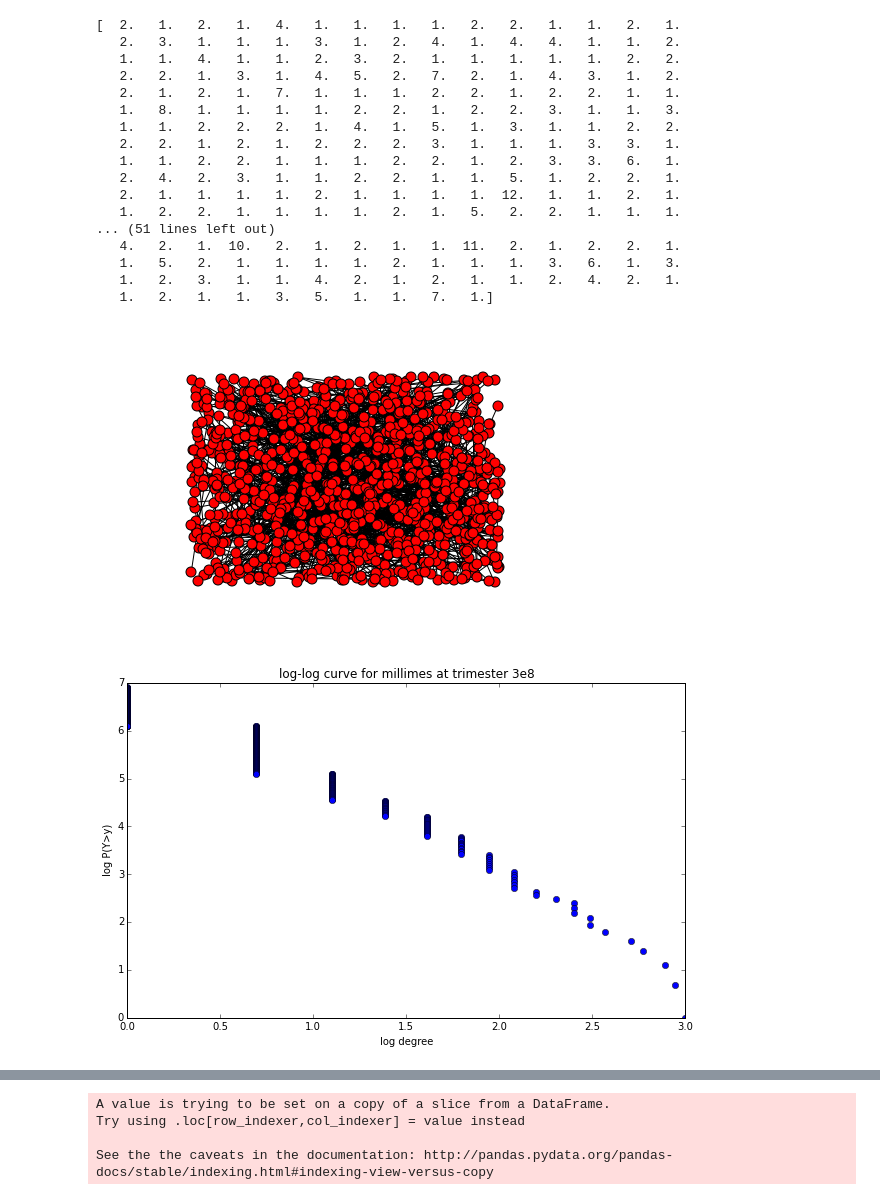
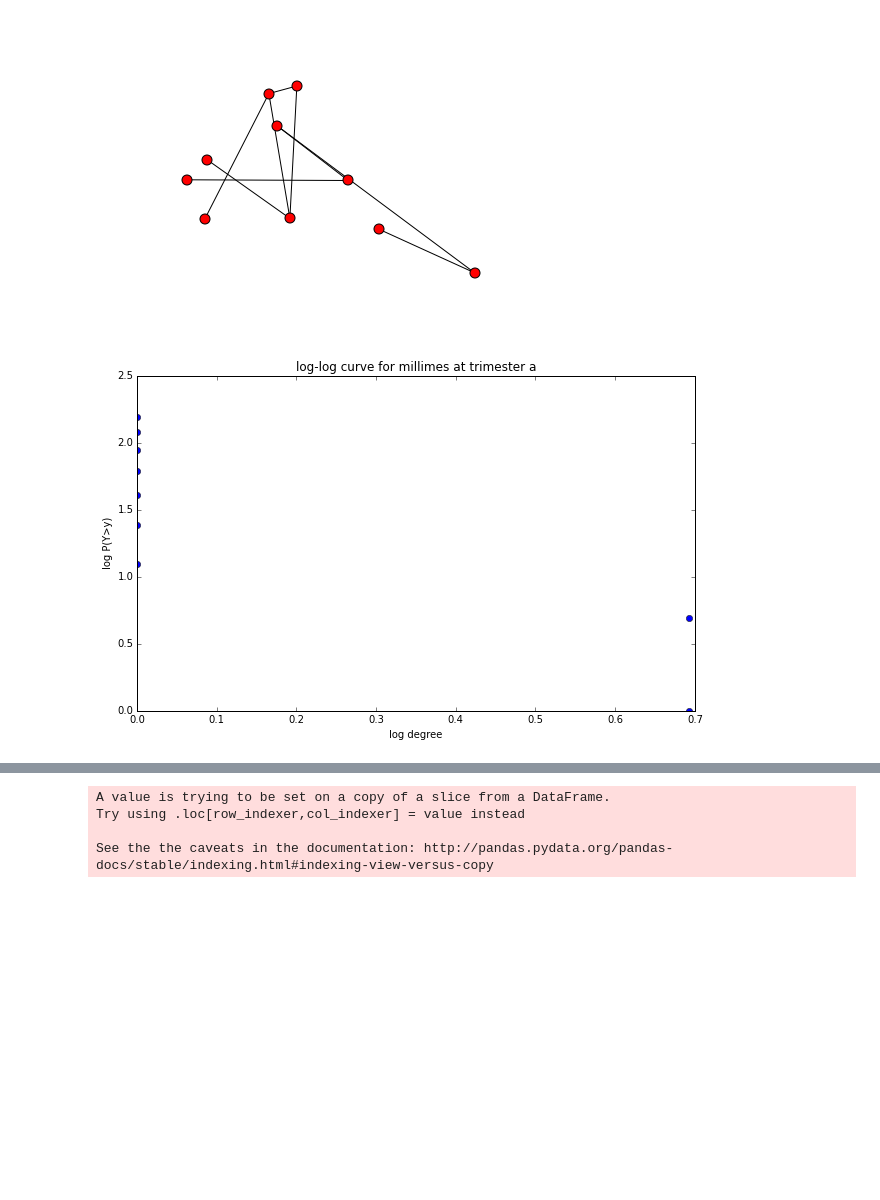
Before and after one commit to PeterJackNaylor/StatEpidio, a Jupyter notebook: Epidemiologie_Peter.ipynb, the cells around one changed output, grey strips where cells are left out. Cells and saved outputs as stored; diff of their text form; code cells hidden in the pictures; blank space fills up the shorter version.

```diff
--- a/Epidemiologie_Peter.ipynb
+++ b/Epidemiologie_Peter.ipynb
@@ -11,7 +11,7 @@ from collections import Counter
 import networkx as nx
 %matplotlib inline
 # %%
-n=1000
+n=10
 
 #On crée une matrice carrée de taille n dont les valeurs sont nulles
 M=np.array([[0 for i in range(n)] for j in range(n)])
@@ -22,51 +22,34 @@ F=np.around(np.random.pareto(a, n)+m)
 
 #on crée une liste composée de Ai fois chaque entier i
 L=list()
 for i in range(n):
     L.append([i for el in range(int(F[i]))])
 L=list(chain(*L))
 
 #tirage aléatoire de paires sans remise jusqu'à épuisement du stock. A chaque fois que je tire une paire (i,j)
 #je crée un edge entre les points i et j
 
 while len(L)>1:
     s0=int(np.around(np.random.uniform(0, len(L)-1, 1)))
     Ls0=L[s0]
     L.remove(L[s0])
 
     s1=int(np.around(np.random.uniform(0, len(L)-1, 1)))
     Ls1=L[s1]
     L.remove(L[s1])
 
     M[Ls0, Ls1]+=1
     M[Ls1, Ls0]+=1
 
 #on supprime les liens multiples et circulaires
 M[M>1]==1
 for i in range(n):
     M[i, i]=0
 
 G=nx.from_numpy_matrix(M)
 nx.draw_random(G, node_size=100)
 # %% [output]
-[  2.   1.   2.   1.   4.   1.   1.   1.   1.   2.   2.   1.   1.   2.   1.
-   2.   3.   1.   1.   1.   3.   1.   2.   4.   1.   4.   4.   1.   1.   2.
-   1.   1.   4.   1.   1.   2.   3.   2.   1.   1.   1.   1.   1.   2.   2.
-   2.   2.   1.   3.   1.   4.   5.   2.   7.   2.   1.   4.   3.   1.   2.
-   2.   1.   2.   1.   7.   1.   1.   1.   2.   2.   1.   2.   2.   1.   1.
-   1.   8.   1.   1.   1.   1.   2.   2.   1.   2.   2.   3.   1.   1.   3.
-   1.   1.   2.   2.   2.   1.   4.   1.   5.   1.   3.   1.   1.   2.   2.
-   2.   2.   1.   2.   1.   2.   2.   2.   3.   1.   1.   1.   3.   3.   1.
-   1.   1.   2.   2.   1.   1.   1.   2.   2.   1.   2.   3.   3.   6.   1.
-   2.   4.   2.   3.   1.   1.   2.   2.   1.   1.   5.   1.   2.   2.   1.
-   2.   1.   1.   1.   1.   2.   1.   1.   1.   1.  12.   1.   1.   2.   1.
-   1.   2.   2.   1.   1.   1.   1.   2.   1.   5.   2.   2.   1.   1.   1.
-... (51 lines left out)
-   4.   2.   1.  10.   2.   1.   2.   1.   1.  11.   2.   1.   2.   2.   1.
-   1.   5.   2.   1.   1.   1.   1.   2.   1.   1.   1.   3.   6.   1.   3.
-   1.   2.   3.   1.   1.   4.   2.   1.   2.   1.   1.   2.   4.   2.   1.
-   1.   2.   1.   1.   3.   5.   1.   1.   7.   1.]
-[figure, old version]
+[figure, new version]
 # %%
 #Verifions que le degré suit une loi de pareto
 degdist=pd.DataFrame()
@@ -86,7 +69,7 @@ ax.plot(degdist['log_degree'],degdist['log_rank'], 'bo')
 
 plt.show()
 # %% [output]
-[figure, old version]
+[figure, new version]
 # %%
 degrees  = G.degree()
 # dictionary node:degree
```
Also changed, not shown: parts of 5 cells of this notebook.
